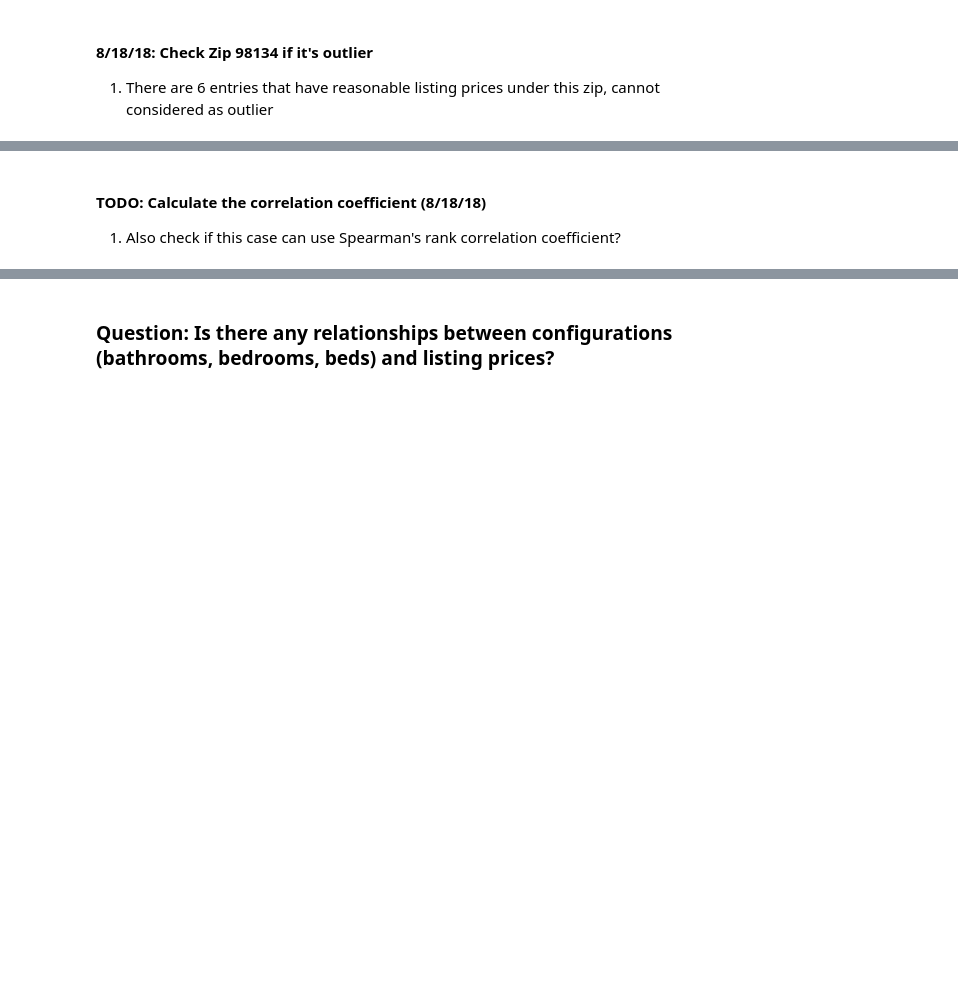
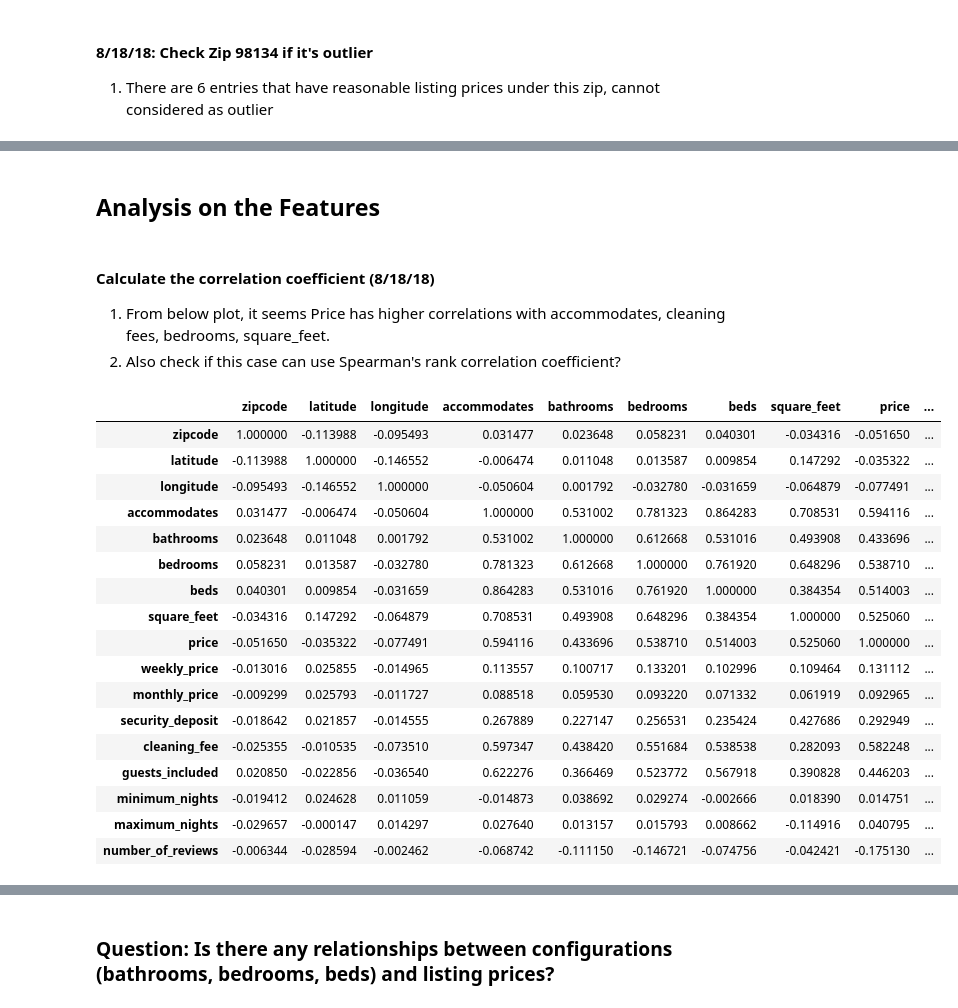
Before and after one commit to mikeli888/Springboard, a Jupyter notebook: sb2018_capstone1/Airbnb_pricing_analysis1.ipynb, the cells around one changed output, grey strips where cells are left out. Saved outputs shown, nothing was run; the diff lists cells and outputs as text; code cells hidden in the pictures; blank space fills up the shorter version.

```diff
--- a/sb2018_capstone1/Airbnb_pricing_analysis1.ipynb
+++ b/sb2018_capstone1/Airbnb_pricing_analysis1.ipynb
@@ -511,3 +539,27 @@ r_cleaned[r_cleaned['zipcode'] == 98134][['property_type','price','bedrooms','ba
+# %% [markdown]
+## Analysis on the Features
 # %% [markdown]
-#### TODO: Calculate the correlation coefficient (8/18/18)
-1) Also check if this case can use Spearman's rank correlation coefficient?
+#### Calculate the correlation coefficient (8/18/18)
+1) From below plot, it seems Price has higher correlations with accommodates, cleaning fees, bedrooms, square_feet.<BR>
+9) Also check if this case can use Spearman's rank correlation coefficient?
+# %%
+r_cleaned.corr()
+# %% [output]
+|  | zipcode | latitude | longitude | accommodates | bathrooms | bedrooms | beds | square_feet | price | ... |
+| zipcode | 1.000000 | -0.113988 | -0.095493 | 0.031477 | 0.023648 | 0.058231 | 0.040301 | -0.034316 | -0.051650 | ... |
+| latitude | -0.113988 | 1.000000 | -0.146552 | -0.006474 | 0.011048 | 0.013587 | 0.009854 | 0.147292 | -0.035322 | ... |
+| longitude | -0.095493 | -0.146552 | 1.000000 | -0.050604 | 0.001792 | -0.032780 | -0.031659 | -0.064879 | -0.077491 | ... |
+| accommodates | 0.031477 | -0.006474 | -0.050604 | 1.000000 | 0.531002 | 0.781323 | 0.864283 | 0.708531 | 0.594116 | ... |
+| bathrooms | 0.023648 | 0.011048 | 0.001792 | 0.531002 | 1.000000 | 0.612668 | 0.531016 | 0.493908 | 0.433696 | ... |
+| bedrooms | 0.058231 | 0.013587 | -0.032780 | 0.781323 | 0.612668 | 1.000000 | 0.761920 | 0.648296 | 0.538710 | ... |
+| beds | 0.040301 | 0.009854 | -0.031659 | 0.864283 | 0.531016 | 0.761920 | 1.000000 | 0.384354 | 0.514003 | ... |
+| square_feet | -0.034316 | 0.147292 | -0.064879 | 0.708531 | 0.493908 | 0.648296 | 0.384354 | 1.000000 | 0.525060 | ... |
+| price | -0.051650 | -0.035322 | -0.077491 | 0.594116 | 0.433696 | 0.538710 | 0.514003 | 0.525060 | 1.000000 | ... |
+| weekly_price | -0.013016 | 0.025855 | -0.014965 | 0.113557 | 0.100717 | 0.133201 | 0.102996 | 0.109464 | 0.131112 | ... |
+| monthly_price | -0.009299 | 0.025793 | -0.011727 | 0.088518 | 0.059530 | 0.093220 | 0.071332 | 0.061919 | 0.092965 | ... |
+| security_deposit | -0.018642 | 0.021857 | -0.014555 | 0.267889 | 0.227147 | 0.256531 | 0.235424 | 0.427686 | 0.292949 | ... |
+| cleaning_fee | -0.025355 | -0.010535 | -0.073510 | 0.597347 | 0.438420 | 0.551684 | 0.538538 | 0.282093 | 0.582248 | ... |
+| guests_included | 0.020850 | -0.022856 | -0.036540 | 0.622276 | 0.366469 | 0.523772 | 0.567918 | 0.390828 | 0.446203 | ... |
+| minimum_nights | -0.019412 | 0.024628 | 0.011059 | -0.014873 | 0.038692 | 0.029274 | -0.002666 | 0.018390 | 0.014751 | ... |
+| maximum_nights | -0.029657 | -0.000147 | 0.014297 | 0.027640 | 0.013157 | 0.015793 | 0.008662 | -0.114916 | 0.040795 | ... |
+| number_of_reviews | -0.006344 | -0.028594 | -0.002462 | -0.068742 | -0.111150 | -0.146721 | -0.074756 | -0.042421 | -0.175130 | ... |
```
Also changed, not shown: parts of 12 cells of this notebook.
